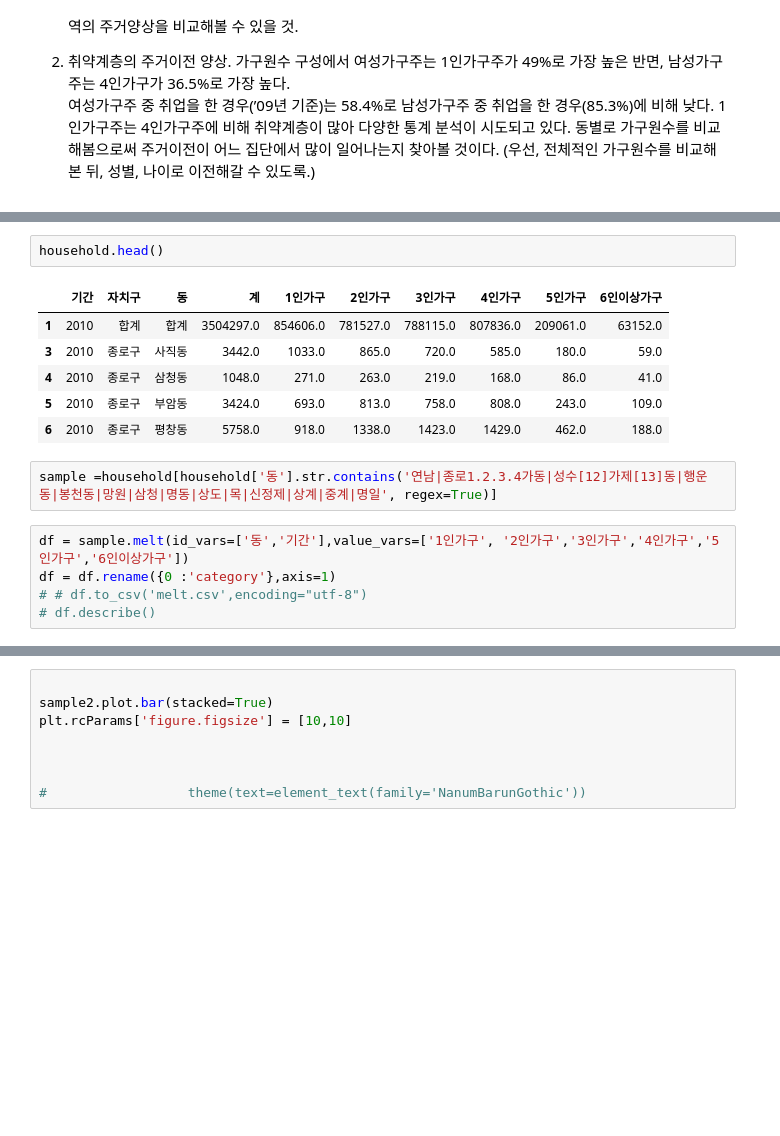
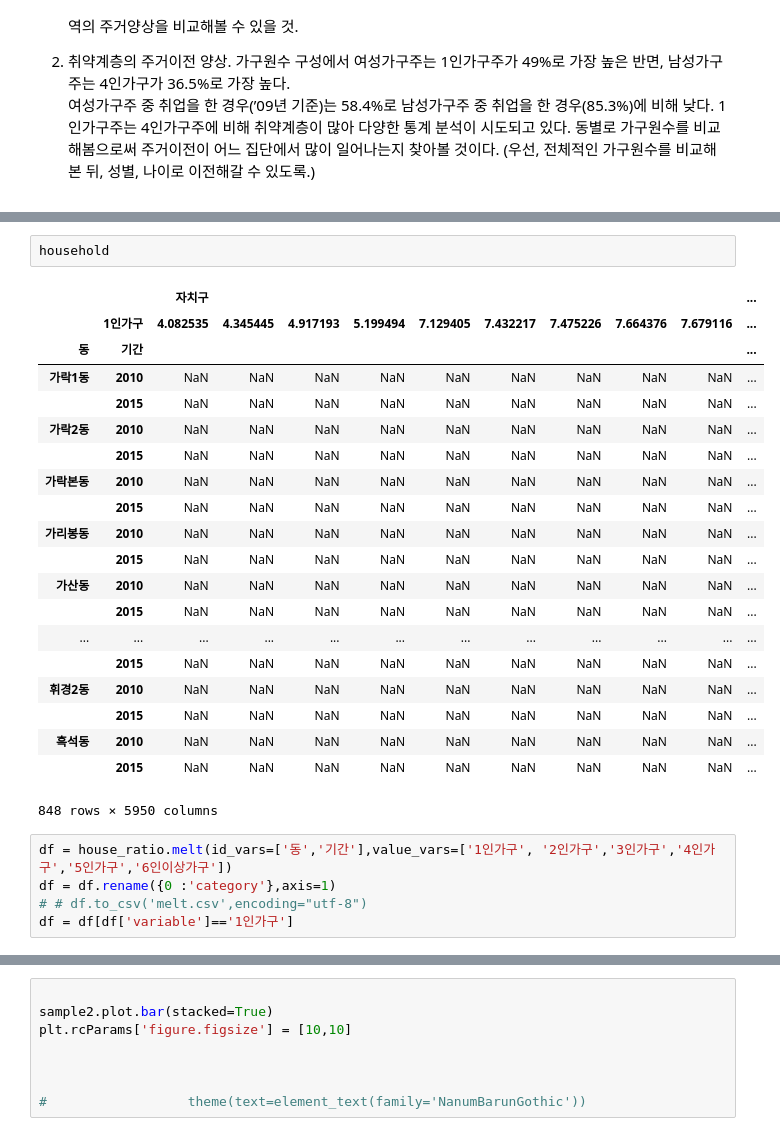
Before and after one commit to dataitgirls2/Next_Hip_Place, a Jupyter notebook: code/seoul_populations/house_hold_analysis.ipynb, the cells around one changed output, grey strips where cells are left out. Cells and saved outputs as stored; diff of their text form; blank space fills up the shorter version.

```diff
--- a/code/seoul_populations/house_hold_analysis.ipynb
+++ b/code/seoul_populations/house_hold_analysis.ipynb
@@ -118,19 +219,31 @@ gross.plot.bar()
 # %%
-household.head()
+household
 # %% [output]
-|  | 기간 | 자치구 | 동 | 계 | 1인가구 | 2인가구 | 3인가구 | 4인가구 | 5인가구 | 6인이상가구 |
-| 1 | 2010 | 합계 | 합계 | 3504297.0 | 854606.0 | 781527.0 | 788115.0 | 807836.0 | 209061.0 | 63152.0 |
-| 3 | 2010 | 종로구 | 사직동 | 3442.0 | 1033.0 | 865.0 | 720.0 | 585.0 | 180.0 | 59.0 |
-| 4 | 2010 | 종로구 | 삼청동 | 1048.0 | 271.0 | 263.0 | 219.0 | 168.0 | 86.0 | 41.0 |
-| 5 | 2010 | 종로구 | 부암동 | 3424.0 | 693.0 | 813.0 | 758.0 | 808.0 | 243.0 | 109.0 |
-| 6 | 2010 | 종로구 | 평창동 | 5758.0 | 918.0 | 1338.0 | 1423.0 | 1429.0 | 462.0 | 188.0 |
+|  |  | 자치구 |  |  |  |  |  |  |  |  | ... |
+|  | 1인가구 | 4.082535 | 4.345445 | 4.917193 | 5.199494 | 7.129405 | 7.432217 | 7.475226 | 7.664376 | 7.679116 | ... |
+| 동 | 기간 |  |  |  |  |  |  |  |  |  | ... |
+| 가락1동 | 2010 | NaN | NaN | NaN | NaN | NaN | NaN | NaN | NaN | NaN | ... |
+|  | 2015 | NaN | NaN | NaN | NaN | NaN | NaN | NaN | NaN | NaN | ... |
+| 가락2동 | 2010 | NaN | NaN | NaN | NaN | NaN | NaN | NaN | NaN | NaN | ... |
+|  | 2015 | NaN | NaN | NaN | NaN | NaN | NaN | NaN | NaN | NaN | ... |
+| 가락본동 | 2010 | NaN | NaN | NaN | NaN | NaN | NaN | NaN | NaN | NaN | ... |
+|  | 2015 | NaN | NaN | NaN | NaN | NaN | NaN | NaN | NaN | NaN | ... |
+| 가리봉동 | 2010 | NaN | NaN | NaN | NaN | NaN | NaN | NaN | NaN | NaN | ... |
+|  | 2015 | NaN | NaN | NaN | NaN | NaN | NaN | NaN | NaN | NaN | ... |
+| 가산동 | 2010 | NaN | NaN | NaN | NaN | NaN | NaN | NaN | NaN | NaN | ... |
+|  | 2015 | NaN | NaN | NaN | NaN | NaN | NaN | NaN | NaN | NaN | ... |
+| ... | ... | ... | ... | ... | ... | ... | ... | ... | ... | ... | ... |
+|  | 2015 | NaN | NaN | NaN | NaN | NaN | NaN | NaN | NaN | NaN | ... |
+| 휘경2동 | 2010 | NaN | NaN | NaN | NaN | NaN | NaN | NaN | NaN | NaN | ... |
+|  | 2015 | NaN | NaN | NaN | NaN | NaN | NaN | NaN | NaN | NaN | ... |
+| 흑석동 | 2010 | NaN | NaN | NaN | NaN | NaN | NaN | NaN | NaN | NaN | ... |
+|  | 2015 | NaN | NaN | NaN | NaN | NaN | NaN | NaN | NaN | NaN | ... |
+848 rows × 5950 columns
-# %%
-sample =household[household['동'].str.contains('연남|종로1.2.3.4가동|성수[12]가제[13]동|행운동|봉천동|망원|삼청|명동|상도|목|신정제|상계|중계|명일', regex=True)]
 # %%
-df = sample.melt(id_vars=['동','기간'],value_vars=['1인가구', '2인가구','3인가구','4인가구','5인가구','6인이상가구'])
+df = house_ratio.melt(id_vars=['동','기간'],value_vars=['1인가구', '2인가구','3인가구','4인가구','5인가구','6인이상가구'])
 df = df.rename({0 :'category'},axis=1)
 # # df.to_csv('melt.csv',encoding="utf-8")
-# df.describe()
+df = df[df['variable']=='1인가구']
 # %%
 df.head()
 # %% [output]
```
Also changed, not shown: parts of 25 cells of this notebook.
